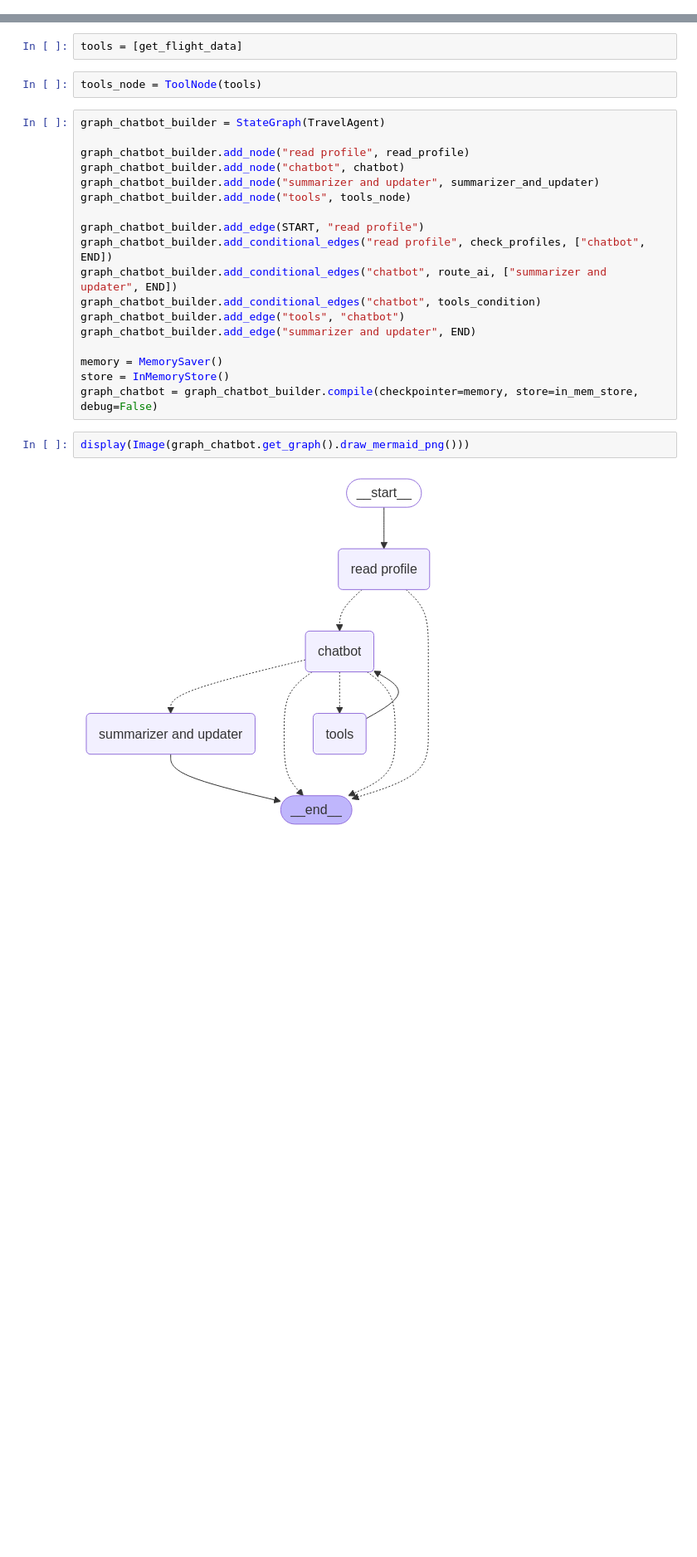
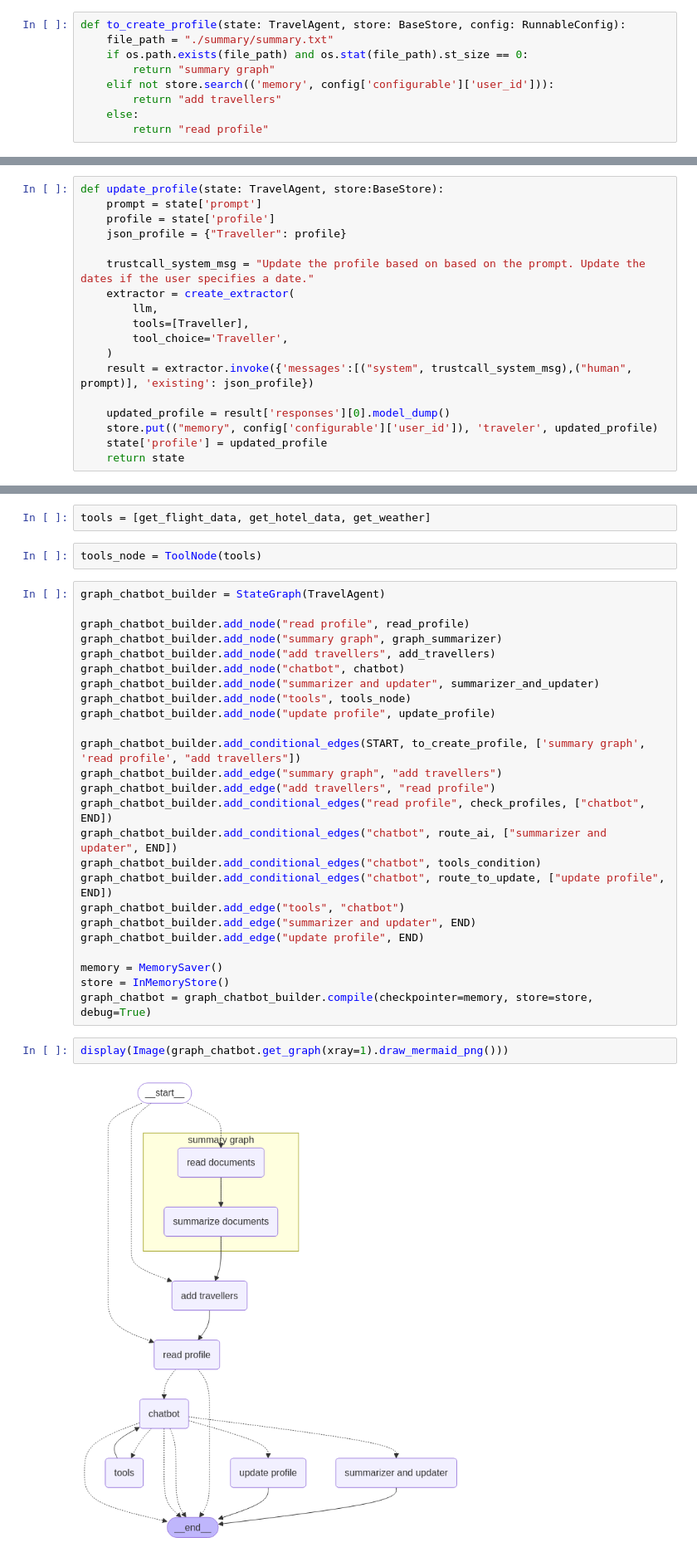
Before and after one commit to Adi-Senku69/Travel_Agent, a Jupyter notebook: travel_agent.ipynb, the cells around one changed output, grey strips where cells are left out. Shown at 83% size. Drawn from its saved outputs; the diff is of its cells as text; blank space fills up the shorter version.

Commit message:
Completed the graph for deployment, must add the update the travel specifications.

```diff
--- a/travel_agent.ipynb
+++ b/travel_agent.ipynb
@@ -406,6 +336,15 @@ def read_profile(state: TravelAgent, config: RunnableConfig, store: BaseStore):
     profile = store.get(namespace, "traveler")
     state['profile'] = profile.value
     return state
+# %%
+def to_create_profile(state: TravelAgent, store: BaseStore, config: RunnableConfig):
+    file_path = "./summary/summary.txt"
+    if os.path.exists(file_path) and os.stat(file_path).st_size == 0:
+        return "summary graph"
+    elif not store.search(('memory', config['configurable']['user_id'])):
+        return "add travellers"
+    else:
+        return "read profile"
 # %%
 def check_profiles(state: TravelAgent):
     profile = state['profile']
@@ -501,2 +473,20 @@ import json
+# %%
+def update_profile(state: TravelAgent, store:BaseStore):
+    prompt = state['prompt']
+    profile = state['profile']
+    json_profile = {"Traveller": profile}
+
+    trustcall_system_msg = "Update the profile based on based on the prompt. Update the dates if the user specifies a date."
+    extractor = create_extractor(
+        llm,
+        tools=[Traveller],
+        tool_choice='Traveller',
+    )
+    result = extractor.invoke({'messages':[("system", trustcall_system_msg),("human", prompt)], 'existing': json_profile})
+
+    updated_profile = result['responses'][0].model_dump()
+    store.put(("memory", config['configurable']['user_id']), 'traveler', updated_profile)
+    state['profile'] = updated_profile
+    return state
 # %%
 @tool
@@ -623,27 +738,34 @@ def clean_flight_data(flight_data):
 # %%
-tools = [get_flight_data]
+tools = [get_flight_data, get_hotel_data, get_weather]
 # %%
 tools_node = ToolNode(tools)
 # %%
 graph_chatbot_builder = StateGraph(TravelAgent)
 
 graph_chatbot_builder.add_node("read profile", read_profile)
+graph_chatbot_builder.add_node("summary graph", graph_summarizer)
+graph_chatbot_builder.add_node("add travellers", add_travellers)
 graph_chatbot_builder.add_node("chatbot", chatbot)
 graph_chatbot_builder.add_node("summarizer and updater", summarizer_and_updater)
 graph_chatbot_builder.add_node("tools", tools_node)
+graph_chatbot_builder.add_node("update profile", update_profile)
 
-graph_chatbot_builder.add_edge(START, "read profile")
+graph_chatbot_builder.add_conditional_edges(START, to_create_profile, ['summary graph', 'read profile', "add travellers"])
+graph_chatbot_builder.add_edge("summary graph", "add travellers")
+graph_chatbot_builder.add_edge("add travellers", "read profile")
 graph_chatbot_builder.add_conditional_edges("read profile", check_profiles, ["chatbot", END])
 graph_chatbot_builder.add_conditional_edges("chatbot", route_ai, ["summarizer and updater", END])
 graph_chatbot_builder.add_conditional_edges("chatbot", tools_condition)
+graph_chatbot_builder.add_conditional_edges("chatbot", route_to_update, ["update profile", END])
 graph_chatbot_builder.add_edge("tools", "chatbot")
 graph_chatbot_builder.add_edge("summarizer and updater", END)
+graph_chatbot_builder.add_edge("update profile", END)
 
 memory = MemorySaver()
 store = InMemoryStore()
-graph_chatbot = graph_chatbot_builder.compile(checkpointer=memory, store=in_mem_store, debug=False)
+graph_chatbot = graph_chatbot_builder.compile(checkpointer=memory, store=store, debug=True)
 # %%
-display(Image(graph_chatbot.get_graph().draw_mermaid_png()))
+display(Image(graph_chatbot.get_graph(xray=1).draw_mermaid_png()))
 # %% [output]
-[figure, old version]
+[figure, new version]
 # %%
```
Also changed, not shown: parts of 22 cells of this notebook, 2 other files.
